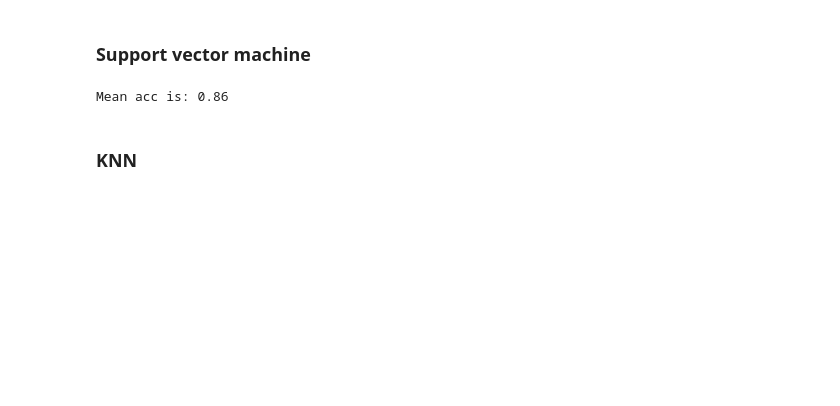
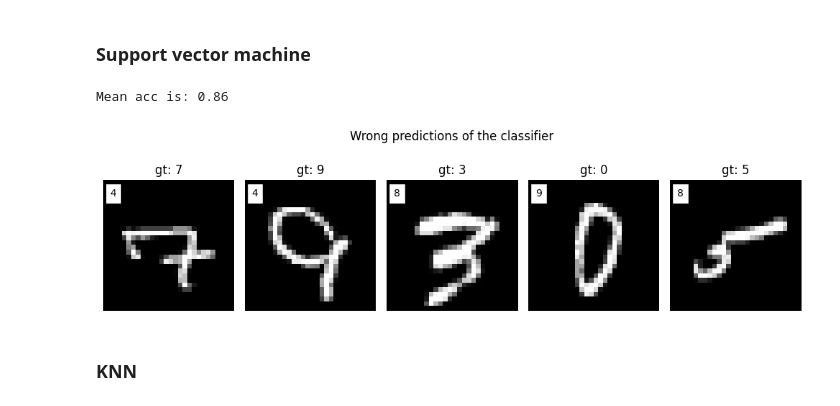
Before and after one commit to CuSynth/mlcourse, a Jupyter notebook: task 3/solution.ipynb, the cells around one changed output. Cells and saved outputs as stored; diff of their text form; code cells hidden in the pictures; blank space fills up the shorter version.

```diff
--- a/task 3/solution.ipynb
+++ b/task 3/solution.ipynb
@@ -81,6 +87,12 @@ check_is_fitted(svm)
 print("Mean acc is: %1.2f" % (np.mean(svm_scores)))
 # %% [output]
 Mean acc is: 0.86
+# %%
+svm_pred = svm.predict(X_test)
+plot_errors(X_test, y_test, svm_pred)
+# plot_confusion_matrix(lr, svm_pred, y_test)
+# %% [output]
+[figure, added]
 # %% [markdown]
 ### KNN
 # %%
```
Also changed, not shown: parts of 16 cells of this notebook.
